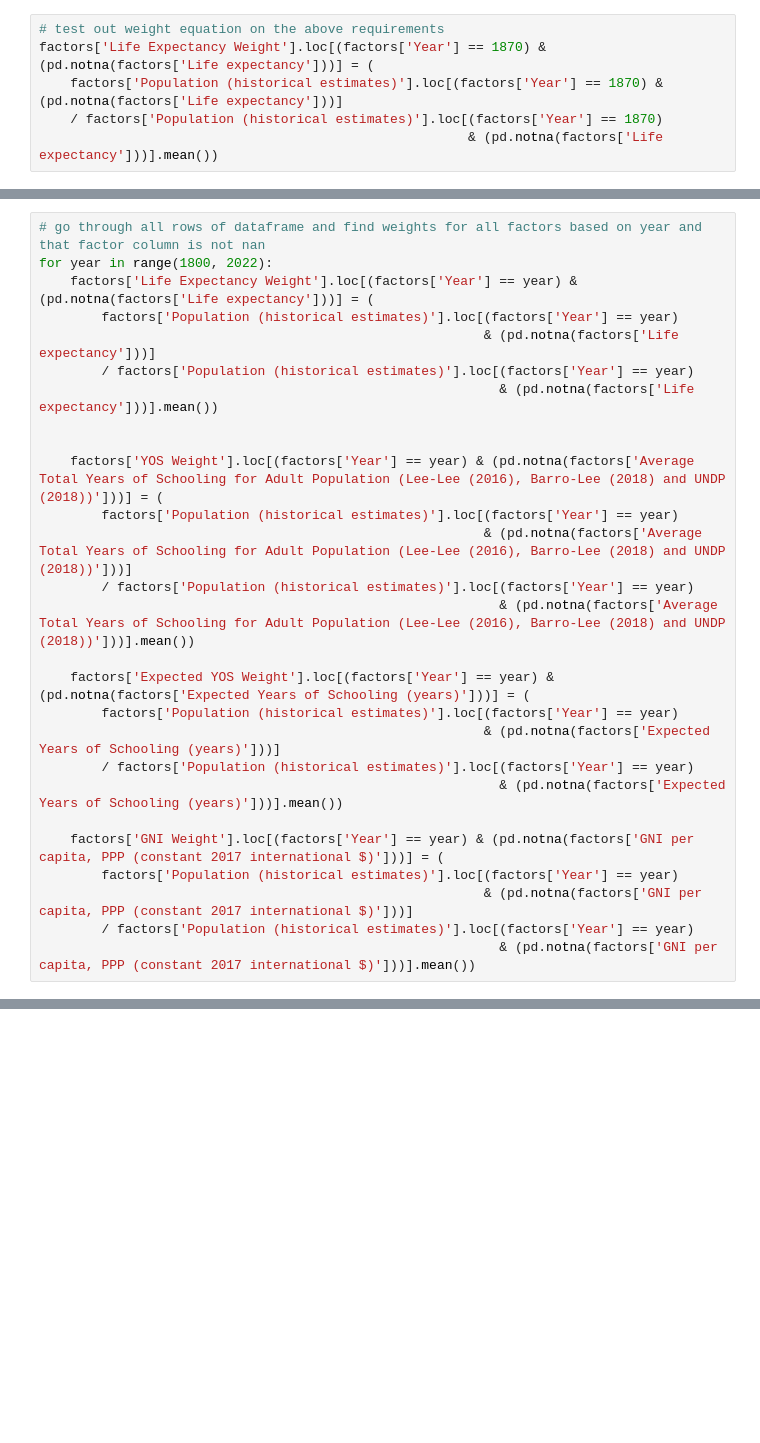
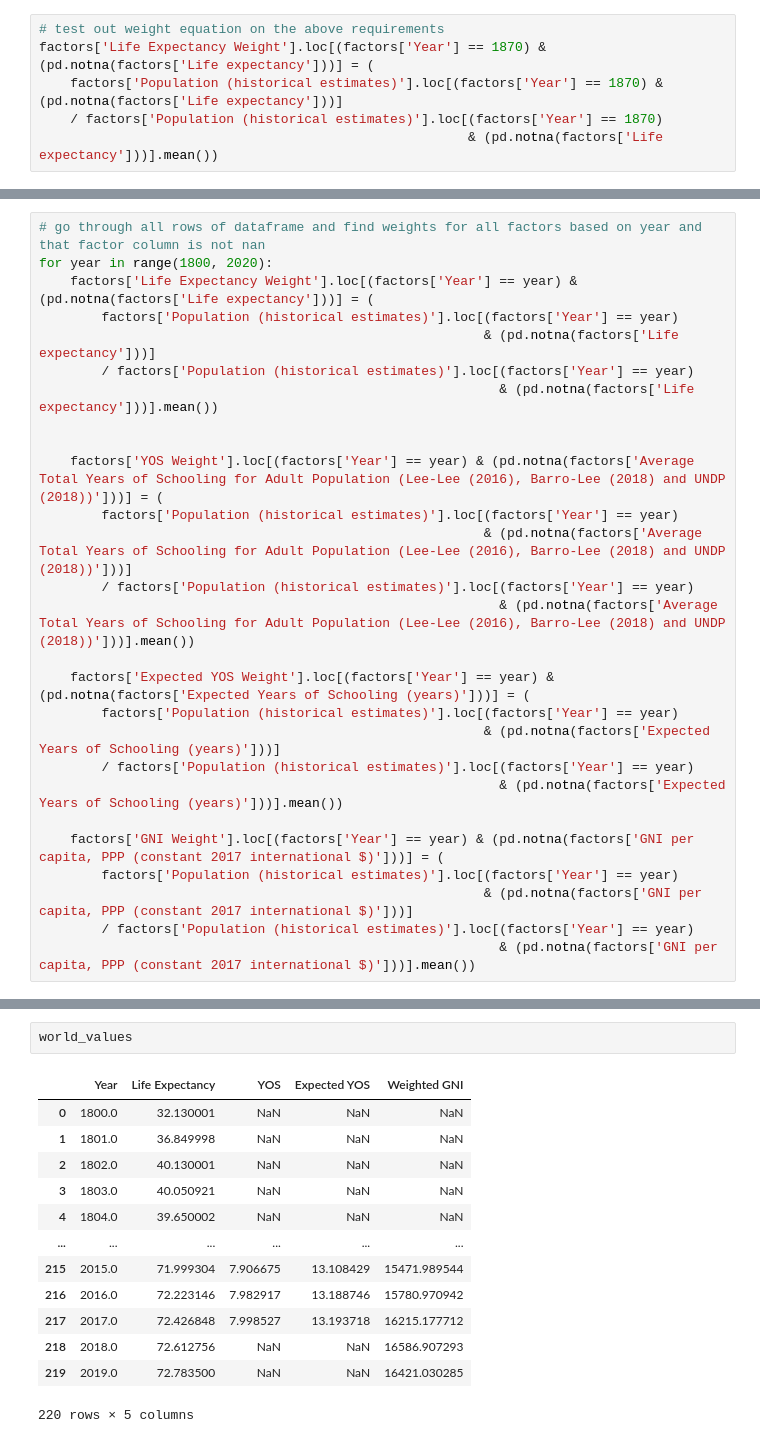
Before and after one commit to jcarballo1/cs5395-project1, a Jupyter notebook: Project1_V2.ipynb, the cells around one changed output, grey strips where cells are left out. Saved outputs shown, nothing was run; the diff lists cells and outputs as text; blank space fills up the shorter version.

```diff
--- a/Project1_V2.ipynb
+++ b/Project1_V2.ipynb
@@ -177,6 +194,6 @@ factors.loc[(factors['Year'] == 1870) & (pd.notna(factors['Life expectancy']))]
 # %%
 # go through all rows of dataframe and find weights for all factors based on year and that factor column is not nan
-for year in range(1800, 2022):
+for year in range(1800, 2020):
     factors['Life Expectancy Weight'].loc[(factors['Year'] == year) & (pd.notna(factors['Life expectancy']))] = (
         factors['Population (historical estimates)'].loc[(factors['Year'] == year)
                                                          & (pd.notna(factors['Life expectancy']))]
@@ -259,0 +291,16 @@ factors
+# %%
+world_values
+# %% [output]
+|  | Year | Life Expectancy | YOS | Expected YOS | Weighted GNI |
+| 0 | 1800.0 | 32.130001 | NaN | NaN | NaN |
+| 1 | 1801.0 | 36.849998 | NaN | NaN | NaN |
+| 2 | 1802.0 | 40.130001 | NaN | NaN | NaN |
+| 3 | 1803.0 | 40.050921 | NaN | NaN | NaN |
+| 4 | 1804.0 | 39.650002 | NaN | NaN | NaN |
+| ... | ... | ... | ... | ... | ... |
+| 215 | 2015.0 | 71.999304 | 7.906675 | 13.108429 | 15471.989544 |
+| 216 | 2016.0 | 72.223146 | 7.982917 | 13.188746 | 15780.970942 |
+| 217 | 2017.0 | 72.426848 | 7.998527 | 13.193718 | 16215.177712 |
+| 218 | 2018.0 | 72.612756 | NaN | NaN | 16586.907293 |
+| 219 | 2019.0 | 72.783500 | NaN | NaN | 16421.030285 |
+220 rows × 5 columns
```
Also changed, not shown: parts of 15 cells of this notebook.
